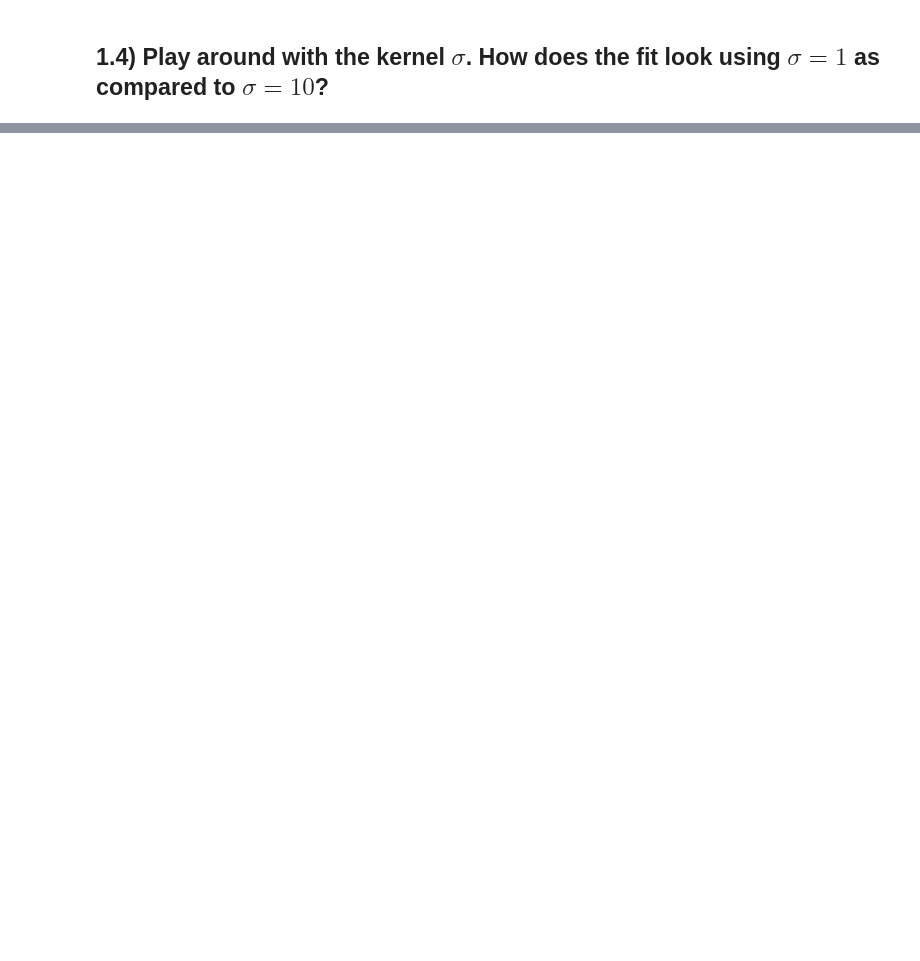
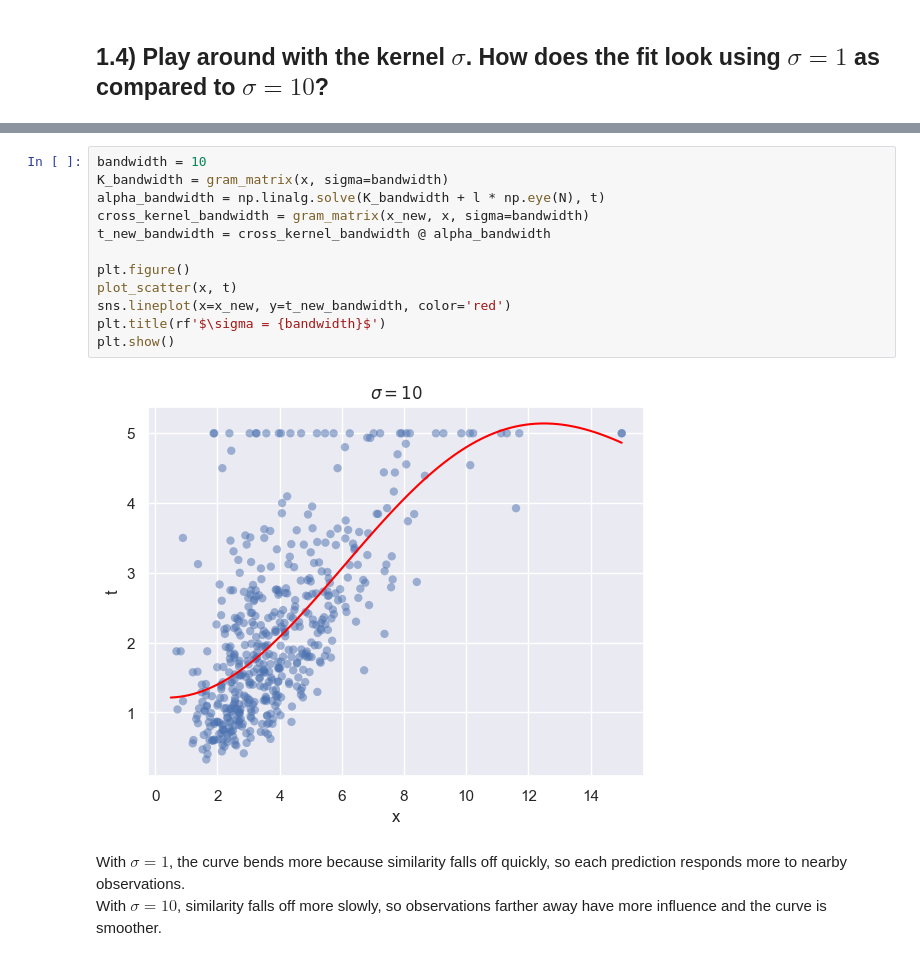
Before and after one commit to CharlsB73/AU-SLML2026-Weekly-Programming-Exercises-, a Jupyter notebook: Exercises/12-kernel-methods/exercise-12.ipynb, the cells around one changed output, grey strips where cells are left out. Drawn from its saved outputs; the diff is of its cells as text; blank space fills up the shorter version.

```diff
--- a/Exercises/12-kernel-methods/exercise-12.ipynb
+++ b/Exercises/12-kernel-methods/exercise-12.ipynb
@@ -119,0 +200,17 @@ _Write your observations here: how do the $\sigma=1$ and $\sigma=10$ fits differ
+# %%
+bandwidth = 10
+K_bandwidth = gram_matrix(x, sigma=bandwidth)
+alpha_bandwidth = np.linalg.solve(K_bandwidth + l * np.eye(N), t)
+cross_kernel_bandwidth = gram_matrix(x_new, x, sigma=bandwidth)
+t_new_bandwidth = cross_kernel_bandwidth @ alpha_bandwidth
+
+plt.figure()
+plot_scatter(x, t)
+sns.lineplot(x=x_new, y=t_new_bandwidth, color='red')
+plt.title(rf'$\sigma = {bandwidth}$')
+plt.show()
+# %% [output]
+[figure, added]
+# %% [markdown]
+With $\sigma=1$, the curve bends more because similarity falls off quickly, so each prediction responds more to nearby observations.
+With $\sigma=10$, similarity falls off more slowly, so observations farther away have more influence and the curve is smoother.
```
Also changed, not shown: parts of 11 cells of this notebook.
